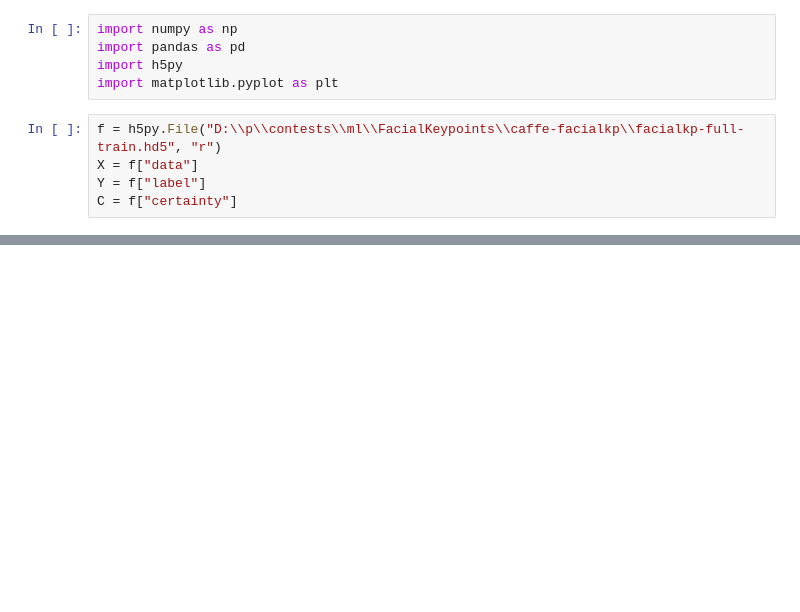
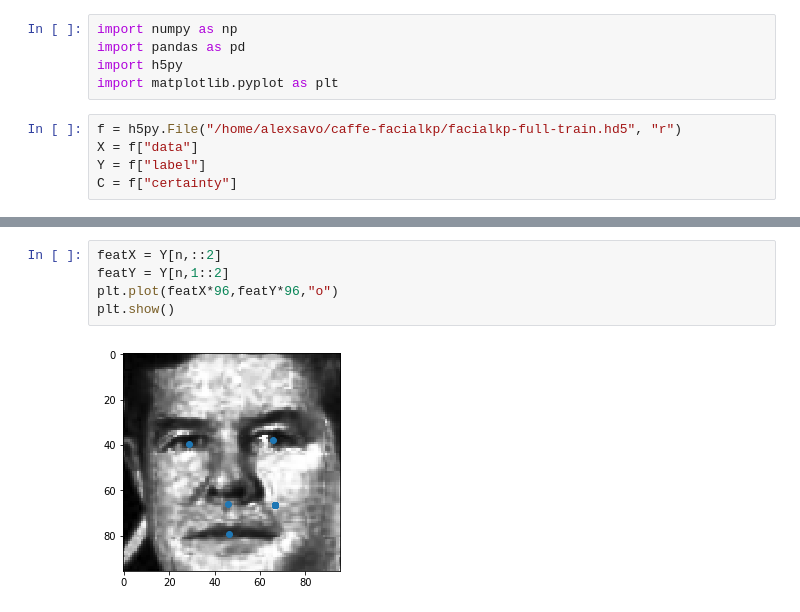
Before and after one commit to AlexanderSavochkin/caffe-facialkp, a Jupyter notebook: HDF5Evaluation.ipynb, the cells around one changed output, grey strips where cells are left out. Saved outputs shown, nothing was run; the diff lists cells and outputs as text; blank space fills up the shorter version.

```diff
--- a/HDF5Evaluation.ipynb
+++ b/HDF5Evaluation.ipynb
@@ -4,7 +4,7 @@ import pandas as pd
 import h5py
 import matplotlib.pyplot as plt
 # %%
-f = h5py.File("D:\\p\\contests\\ml\\FacialKeypoints\\caffe-facialkp\\facialkp-full-train.hd5", "r")
+f = h5py.File("/home/alexsavo/caffe-facialkp/facialkp-full-train.hd5", "r")
 X = f["data"]
 Y = f["label"]
 C = f["certainty"]
@@ -49,0 +48,7 @@ plt.show()
+# %%
+featX = Y[n,::2]
+featY = Y[n,1::2]
+plt.plot(featX*96,featY*96,"o")
+plt.show()
+# %% [output]
+[figure, added]
```
Also changed, not shown: parts of 13 cells of this notebook, 2 other files.
